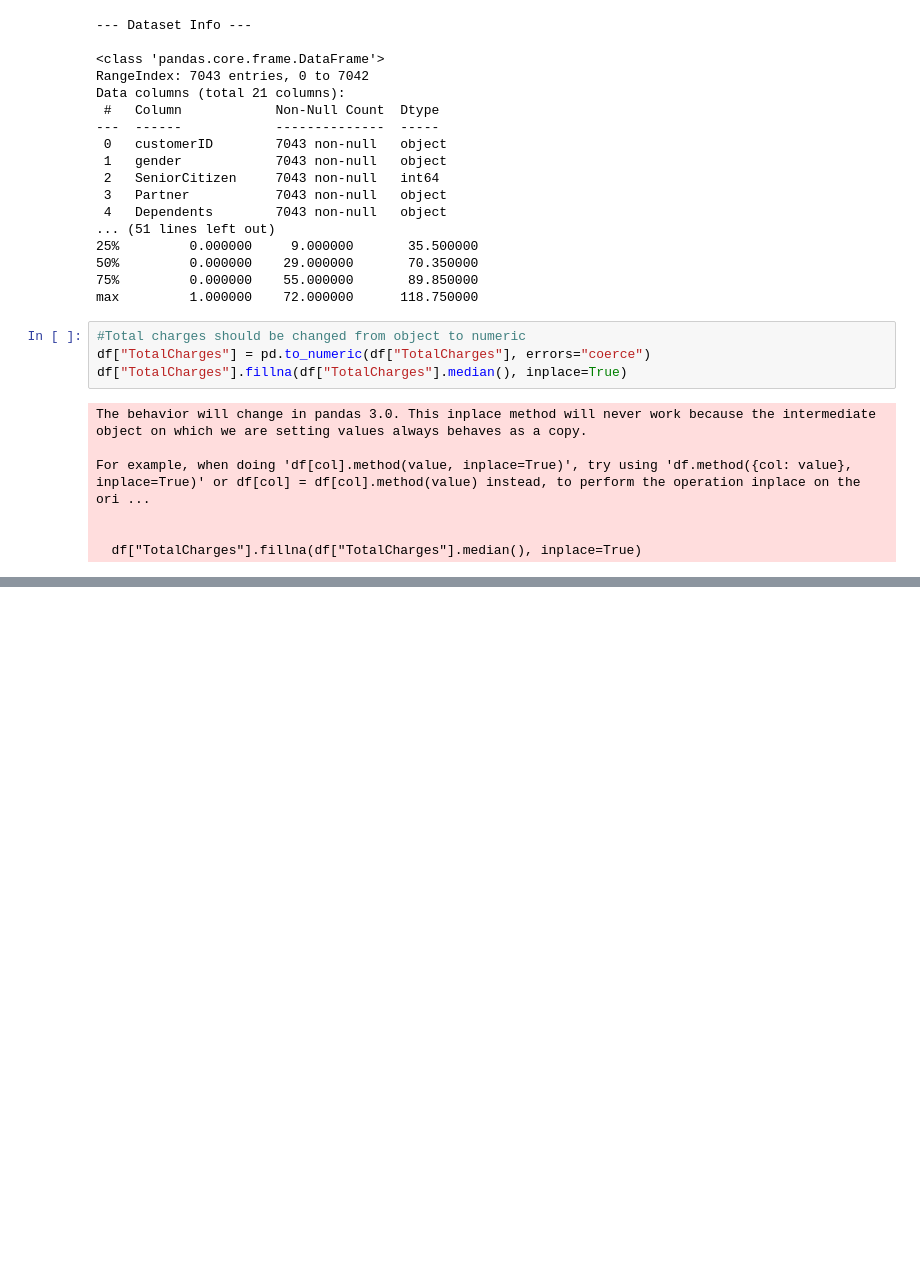
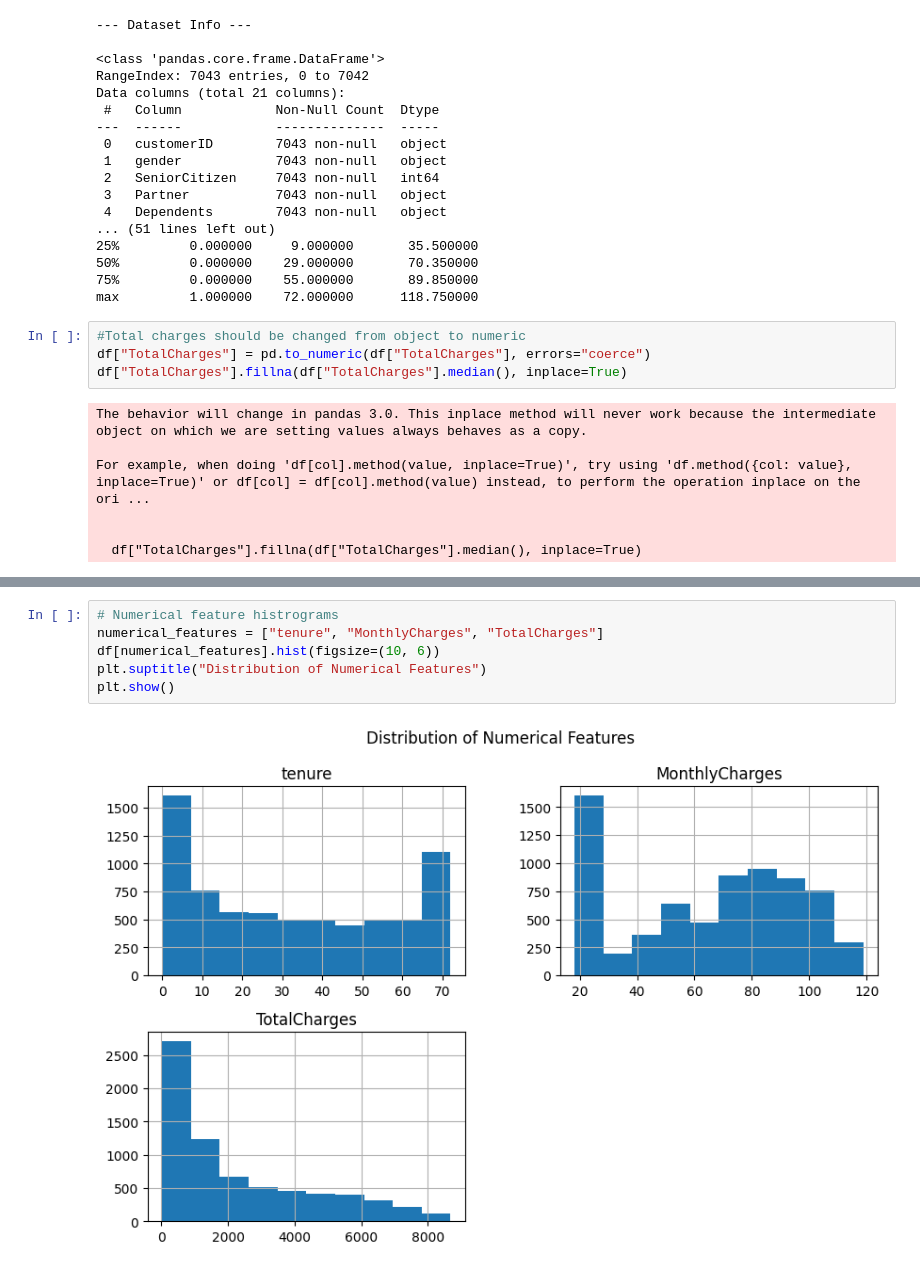
Before and after one commit to Hasindu123e/Churn-data-prediction, a Jupyter notebook: churn__data_Prediction.ipynb, the cells around one changed output, grey strips where cells are left out. Cells and saved outputs as stored; diff of their text form; blank space fills up the shorter version.

```diff
--- a/churn__data_Prediction.ipynb
+++ b/churn__data_Prediction.ipynb
@@ -57,0 +71,8 @@ For example, when doing 'df[col].method(value, inplace=True)', try using 'df.met
+# %%
+# Numerical feature histrograms
+numerical_features = ["tenure", "MonthlyCharges", "TotalCharges"]
+df[numerical_features].hist(figsize=(10, 6))
+plt.suptitle("Distribution of Numerical Features")
+plt.show()
+# %% [output]
+[figure, added]
```
Also changed, not shown: parts of 3 cells of this notebook.
